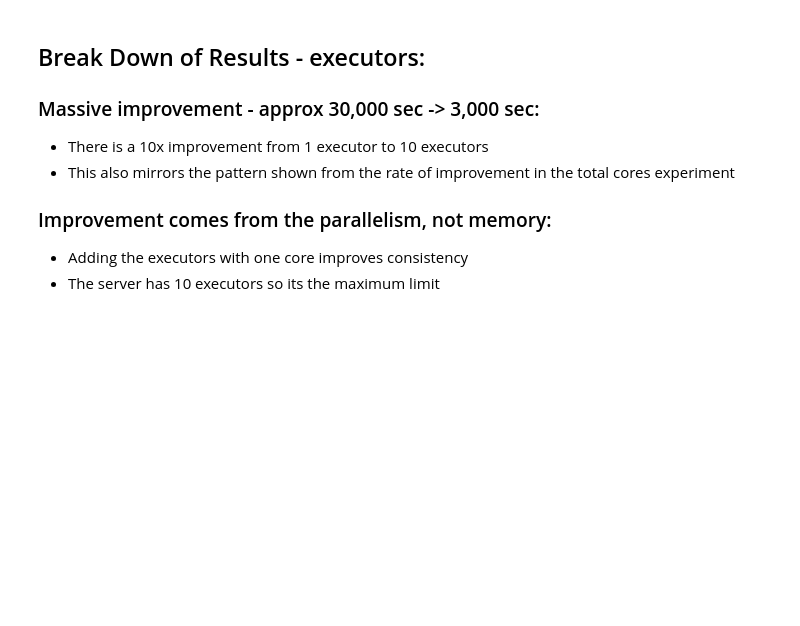
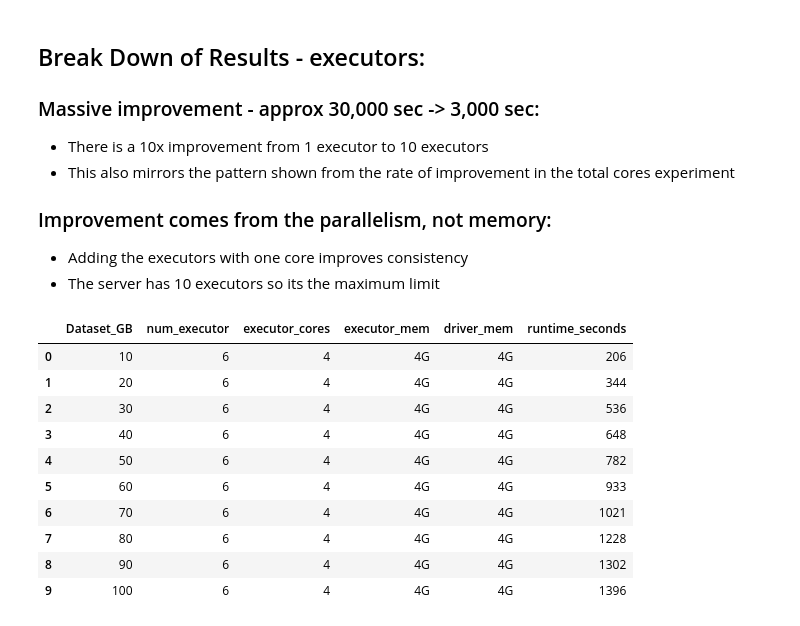
Before and after one commit to Arbzzz04/spark-massive-scale-analytics, a Jupyter notebook: product/Performance_testing/wordcount_performance.ipynb, the cells around one changed output. Saved outputs shown, nothing was run; the diff lists cells and outputs as text; code cells hidden in the pictures; blank space fills up the shorter version.

```diff
--- a/product/Performance_testing/wordcount_performance.ipynb
+++ b/product/Performance_testing/wordcount_performance.ipynb
@@ -153,3 +153,19 @@ plt.show()
 
 - Adding the executors with one core improves consistency
 - The server has 10 executors so its the maximum limit
+# %%
+performanceData_dataset = pd.read_excel("FYP_performance_testing.xlsx", "WordCount perf - Datasets")
+
+performanceData_dataset
+# %% [output]
+|  | Dataset_GB | num_executor | executor_cores | executor_mem | driver_mem | runtime_seconds |
+| 0 | 10 | 6 | 4 | 4G | 4G | 206 |
+| 1 | 20 | 6 | 4 | 4G | 4G | 344 |
+| 2 | 30 | 6 | 4 | 4G | 4G | 536 |
+| 3 | 40 | 6 | 4 | 4G | 4G | 648 |
+| 4 | 50 | 6 | 4 | 4G | 4G | 782 |
+| 5 | 60 | 6 | 4 | 4G | 4G | 933 |
+| 6 | 70 | 6 | 4 | 4G | 4G | 1021 |
+| 7 | 80 | 6 | 4 | 4G | 4G | 1228 |
+| 8 | 90 | 6 | 4 | 4G | 4G | 1302 |
+| 9 | 100 | 6 | 4 | 4G | 4G | 1396 |
```
Also changed, not shown: parts of 2 cells of this notebook.
